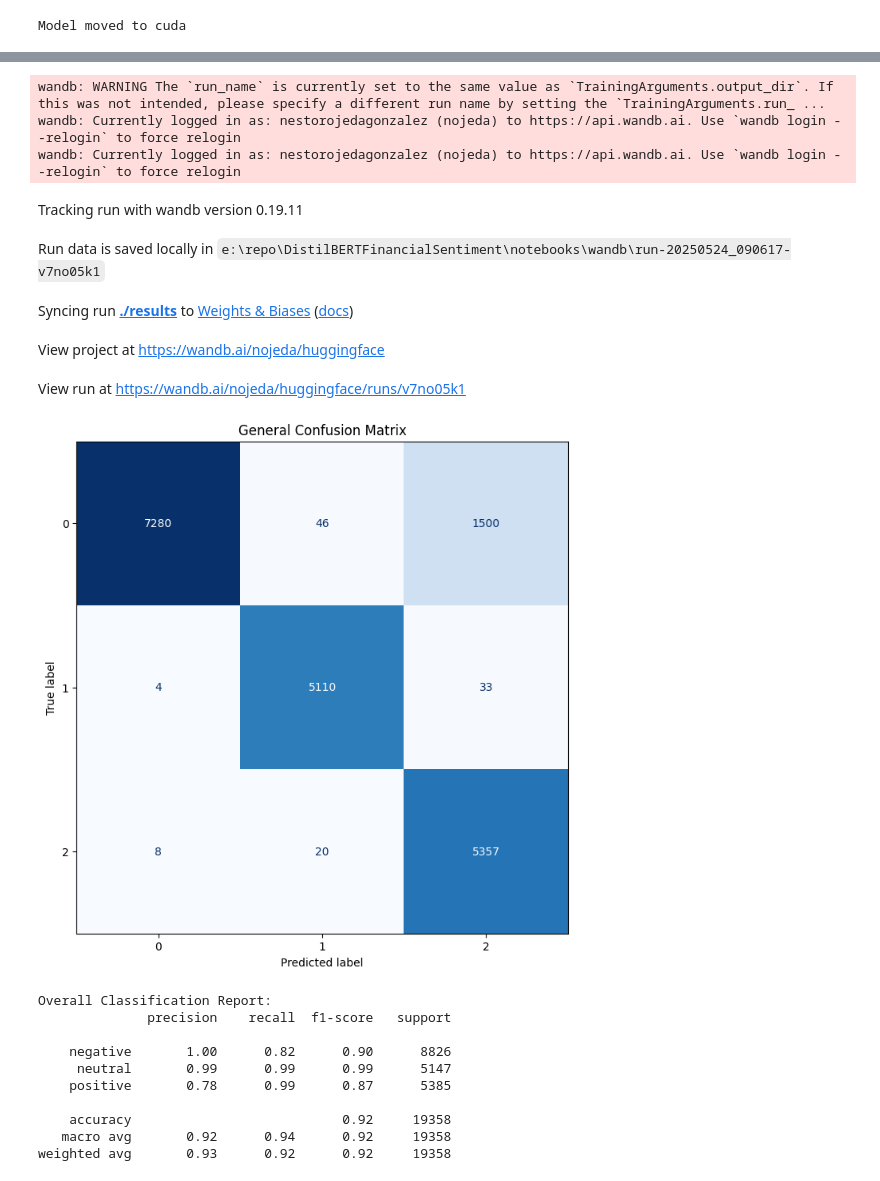
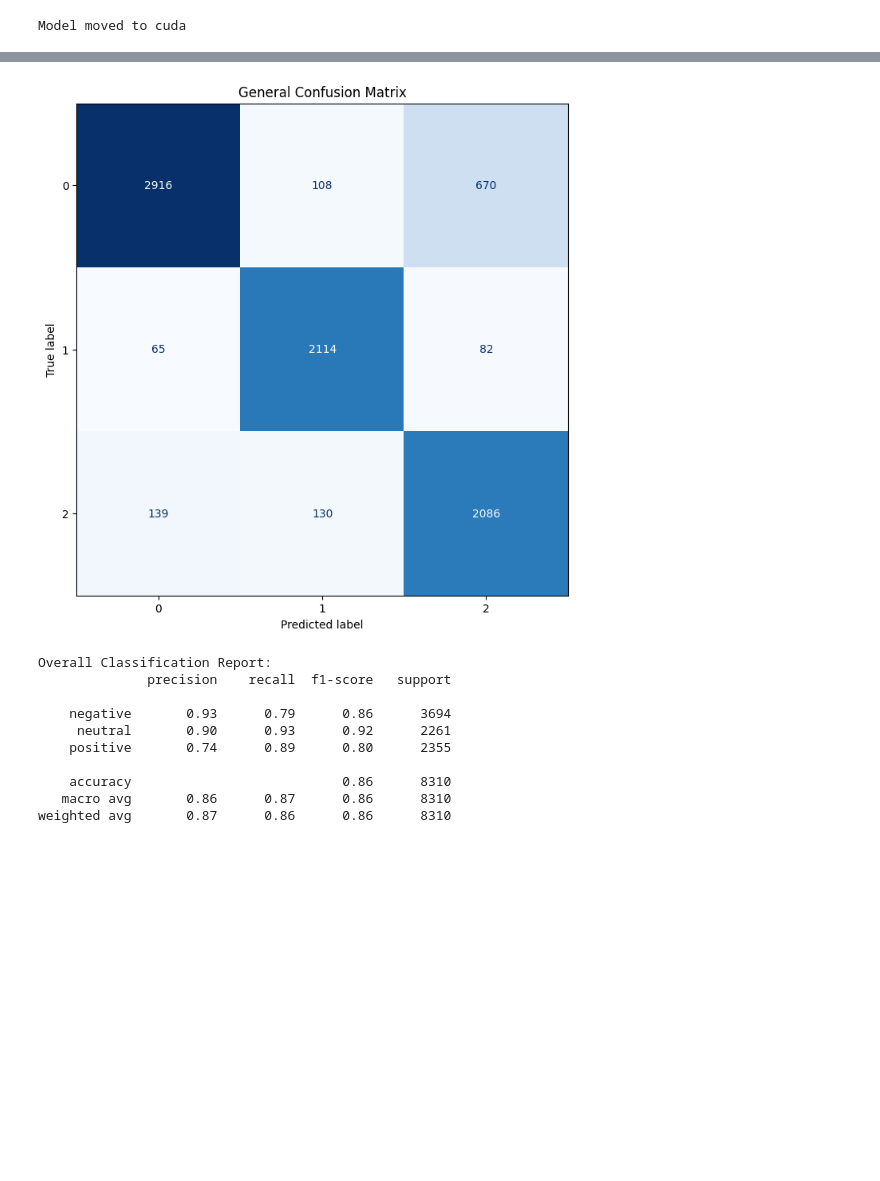
Before and after one commit to nestorojeda/DistilBERTFinancialSentiment, a Jupyter notebook: notebooks/4_transformer_evaluation.ipynb, the cells around one changed output, grey strips where cells are left out. Saved outputs shown, nothing was run; the diff lists cells and outputs as text; code cells hidden in the pictures; blank space fills up the shorter version.

```diff
--- a/notebooks/4_transformer_evaluation.ipynb
+++ b/notebooks/4_transformer_evaluation.ipynb
@@ -151,23 +151,15 @@ def evaluate_all_languages(trainer, tokenized_dataset):
     return results
 # %%
 # 5. Run evaluation to get raw preds & labels
-eval_output = trainer.predict(tokenized_dataset["train"])
+eval_output = trainer.predict(tokenized_dataset["test"])
 preds, labels = get_preds_and_labels(eval_output)
 # 7. Compute confusion matrix
 cm = confusion_matrix(labels, preds)
 # If you want normalized counts, pass `normalize='true'` or `normalize='pred'` etc.
 plot_confusion_matrix(cm, [0, 1, 2], title="General Confusion Matrix")
 # %% [output]
 [interactive output not drawn]
-wandb: WARNING The `run_name` is currently set to the same value as `TrainingArguments.output_dir`. If this was not intended, please specify a different run name by setting the `TrainingArguments.run_ ...
-wandb: Currently logged in as: nestorojedagonzalez (nojeda) to https://api.wandb.ai. Use `wandb login --relogin` to force relogin
-wandb: Currently logged in as: nestorojedagonzalez (nojeda) to https://api.wandb.ai. Use `wandb login --relogin` to force relogin
-Tracking run with wandb version 0.19.11
-Run data is saved locally in e:\repo\DistilBERTFinancialSentiment\notebooks\wandb\run-20250524_090617-v7no05k1
-Syncing run ./results to Weights & Biases (docs)
-View project at https://wandb.ai/nojeda/huggingface
-View run at https://wandb.ai/nojeda/huggingface/runs/v7no05k1
-[figure, old version]
+[figure, new version]
 # %%
 # Overall evaluation with F1 score, recall, precision
 from sklearn.metrics import classification_report
@@ -177,13 +169,13 @@ print(classification_report(labels, preds, target_names=["negative", "neutral",
 Overall Classification Report:
               precision    recall  f1-score   support
 
-    negative       1.00      0.82      0.90      8826
-     neutral       0.99      0.99      0.99      5147
-    positive       0.78      0.99      0.87      5385
+    negative       0.93      0.79      0.86      3694
+     neutral       0.90      0.93      0.92      2261
+    positive       0.74      0.89      0.80      2355
 
-    accuracy                           0.92     19358
-   macro avg       0.92      0.94      0.92     19358
-weighted avg       0.93      0.92      0.92     19358
+    accuracy                           0.86      8310
+   macro avg       0.86      0.87      0.86      8310
+weighted avg       0.87      0.86      0.86      8310
 # %%
 # Evaluate model performance for all languages using the utility functions
 language_results = evaluate_all_languages(trainer, tokenized_dataset)
```
Also changed, not shown: parts of 2 cells of this notebook.
